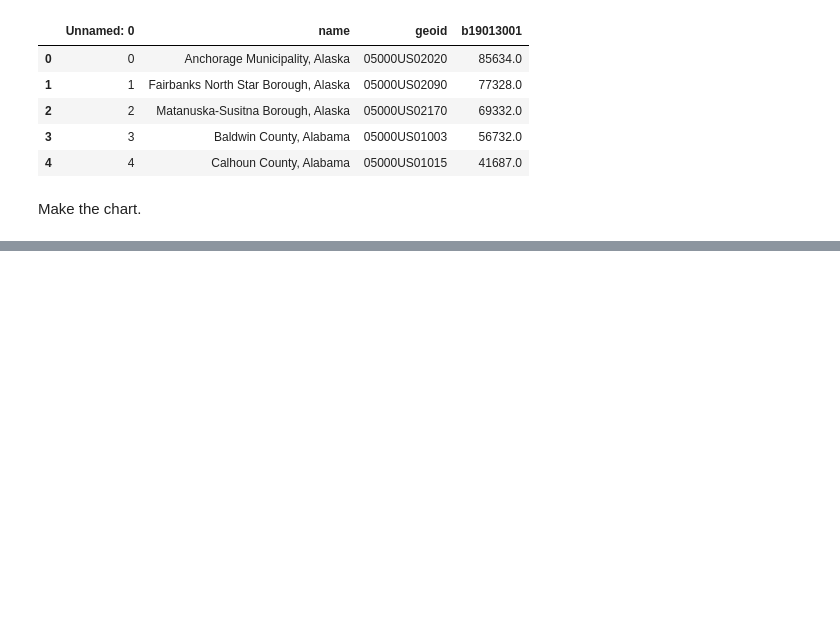
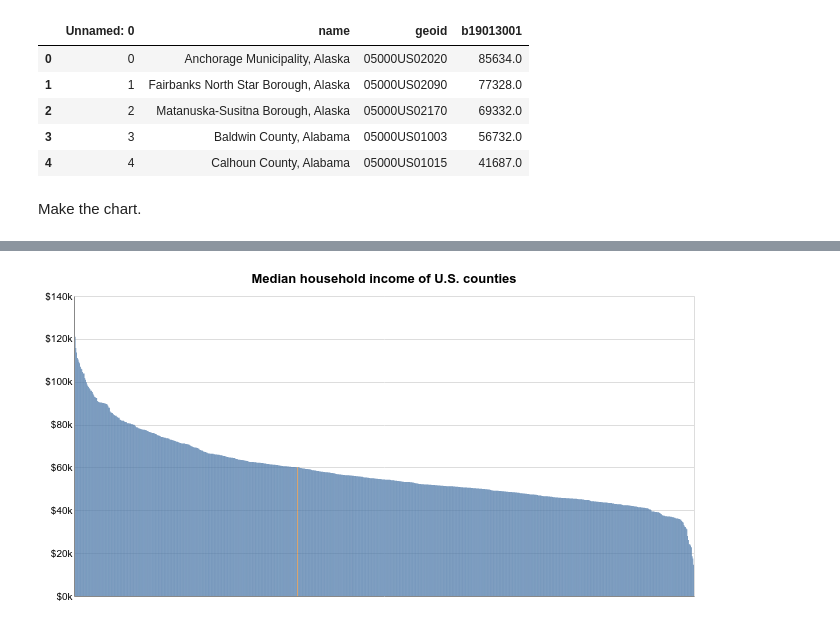
Before and after one commit to datadesk/altair-column-sort-example, a Jupyter notebook: notebook.ipynb, the cells around one changed output, grey strips where cells are left out. Drawn from its saved outputs; the diff is of its cells as text; code cells hidden in the pictures; blank space fills up the shorter version.

```diff
--- a/notebook.ipynb
+++ b/notebook.ipynb
@@ -46,0 +51,22 @@ alt.Chart(df, title="Median household income of U.S. counties").mark_bar().encod
+# %%
+df['highlight'] = df.geoid == '05000US17031'
+# %%
+alt.Chart(df, title="Median household income of U.S. counties").mark_bar().encode(
+    x=alt.X(
+        "name:N",
+        axis=alt.Axis(labels=False, title="", ticks=False),  # Remove all x-axis labels
+        sort=alt.SortField(
+            field='b19013001',
+            op='sum',
+            order="descending"
+        ),
+    ),
+    y=alt.Y(
+        "b19013001:Q",
+        axis=alt.Axis(title="", format="$s", ticks=False)
+    ),
+    # Here it is!
+    color=alt.Color("highlight", legend=None)
+).properties(width=620)
+# %% [output]
+[figure, added]
```
Also changed, not shown: parts of 3 cells of this notebook.
